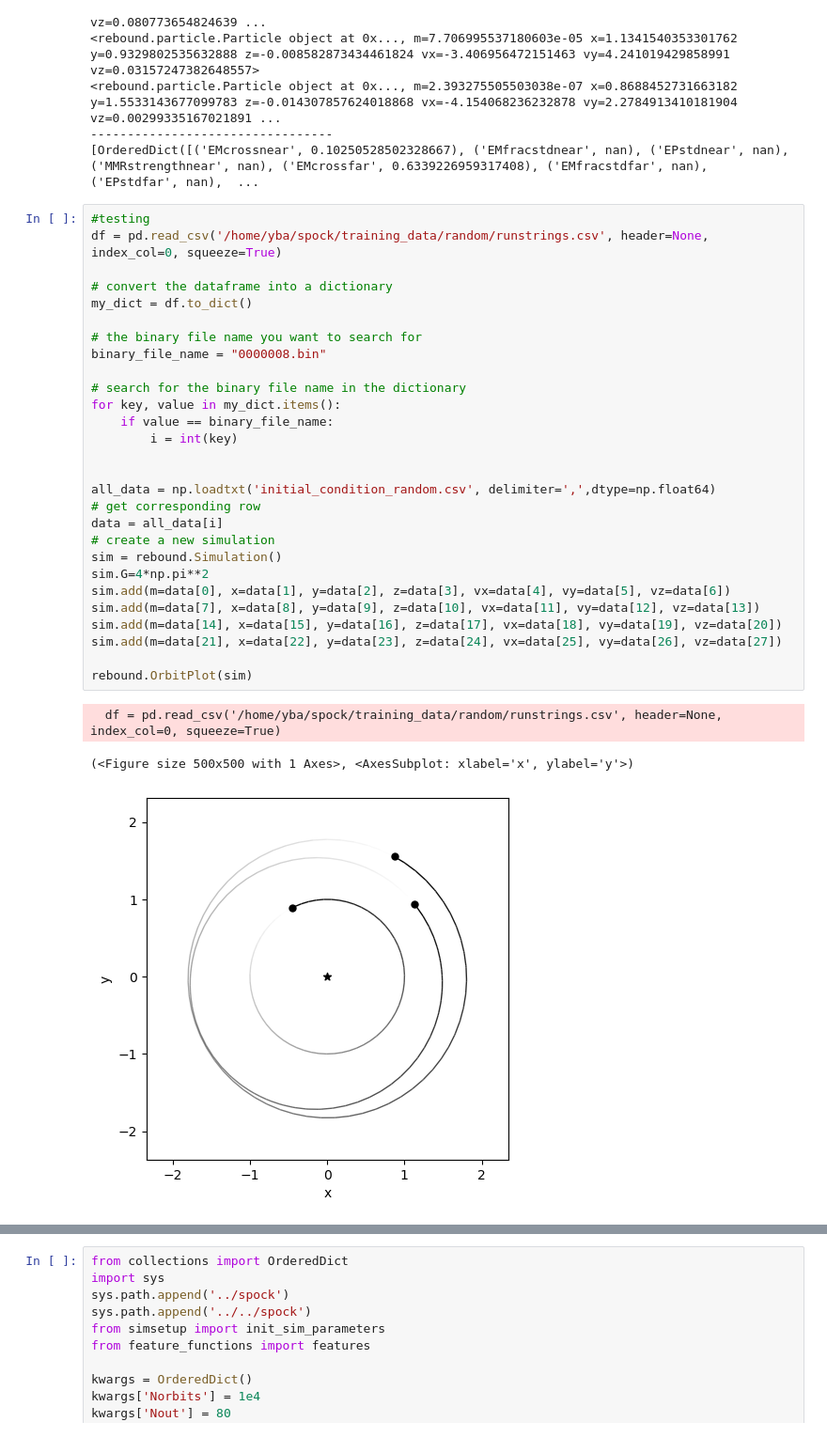
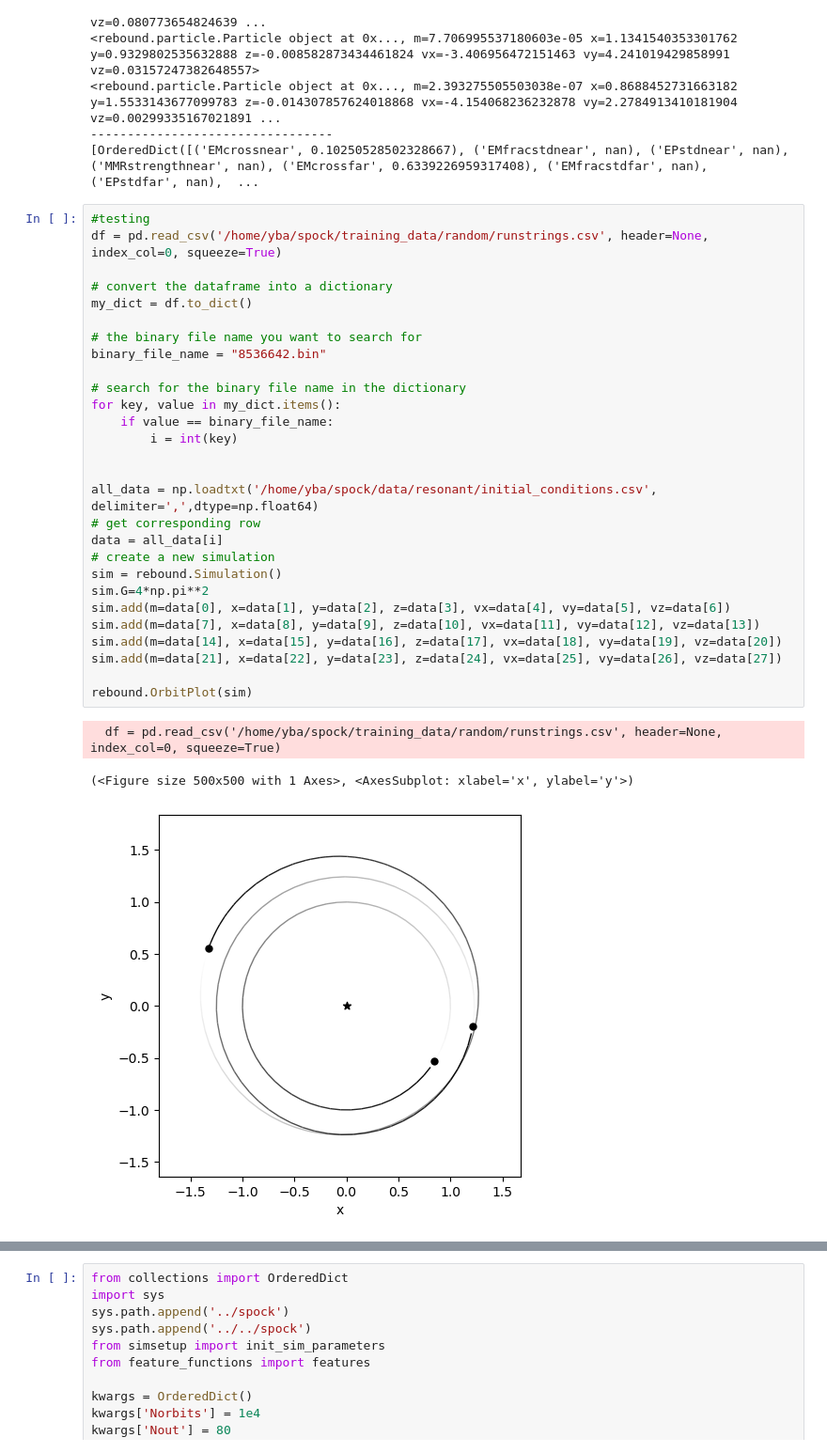
Before and after one commit to YolandaBa/spock, a Jupyter notebook: generate_training_data/simulationtesting.ipynb, the cells around one changed output, grey strips where cells are left out. Shown at 94% size. Drawn from its saved outputs; the diff is of its cells as text.

```diff
--- a/generate_training_data/simulationtesting.ipynb
+++ b/generate_training_data/simulationtesting.ipynb
@@ -91,32 +91,32 @@ Current timestep:       0.034641
 # %%
 #testing
 df = pd.read_csv('/home/yba/spock/training_data/random/runstrings.csv', header=None, index_col=0, squeeze=True)
 
 # convert the dataframe into a dictionary
 my_dict = df.to_dict()
 
 # the binary file name you want to search for
-binary_file_name = "0000008.bin"
+binary_file_name = "8536642.bin"
 
 # search for the binary file name in the dictionary
 for key, value in my_dict.items():
     if value == binary_file_name:
         i = int(key)
 
 
-all_data = np.loadtxt('initial_condition_random.csv', delimiter=',',dtype=np.float64)
+all_data = np.loadtxt('/home/yba/spock/data/resonant/initial_conditions.csv', delimiter=',',dtype=np.float64)
 # get corresponding row
 data = all_data[i]
 # create a new simulation
 sim = rebound.Simulation()
 sim.G=4*np.pi**2
 sim.add(m=data[0], x=data[1], y=data[2], z=data[3], vx=data[4], vy=data[5], vz=data[6])
 sim.add(m=data[7], x=data[8], y=data[9], z=data[10], vx=data[11], vy=data[12], vz=data[13])
 sim.add(m=data[14], x=data[15], y=data[16], z=data[17], vx=data[18], vy=data[19], vz=data[20])
 sim.add(m=data[21], x=data[22], y=data[23], z=data[24], vx=data[25], vy=data[26], vz=data[27])
 
 rebound.OrbitPlot(sim)
 # %% [output]
   df = pd.read_csv('/home/yba/spock/training_data/random/runstrings.csv', header=None, index_col=0, squeeze=True)
 (<Figure size 500x500 with 1 Axes>, <AxesSubplot: xlabel='x', ylabel='y'>)
-[figure, old version]
+[figure, new version]
```
Also changed, not shown: parts of 5 cells of this notebook, 12 other files.
